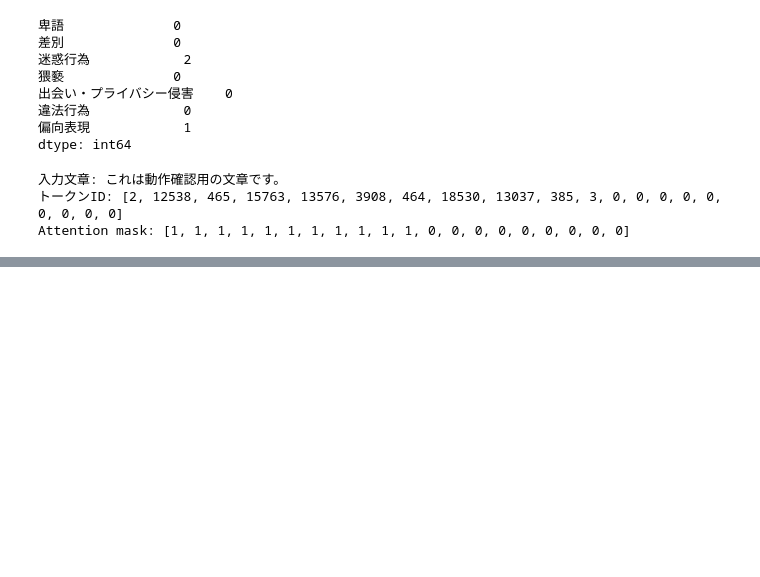
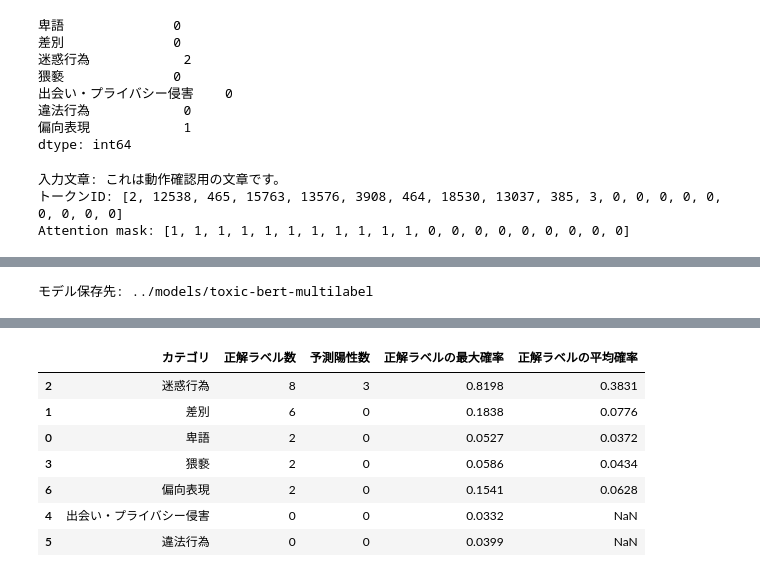
Before and after one commit to Kobakunn/bbs-with-AI-monitoring, a Jupyter notebook: analysis/学習.ipynb, the cells around one changed output, grey strips where cells are left out. Cells and saved outputs as stored; diff of their text form; code cells hidden in the pictures; blank space fills up the shorter version.

```diff
--- a/analysis/学習.ipynb
+++ b/analysis/学習.ipynb
@@ -167,0 +334,54 @@ Attention mask: [1, 1, 1, 1, 1, 1, 1, 1, 1, 1, 1, 0, 0, 0, 0, 0, 0, 0, 0, 0]
+# %%
+trainer.save_model(OUTPUT_DIR)
+tokenizer.save_pretrained(OUTPUT_DIR)
+
+print("モデル保存先:", OUTPUT_DIR)
+# %% [output]
+モデル保存先: ../models/toxic-bert-multilabel
+# %%
+
+from scipy.special import expit
+import pandas as pd
+import numpy as np
+
+# 検証データで予測
+valid_output = trainer.predict(valid_dataset)
+
+valid_probabilities = expit(valid_output.predictions)
+valid_true = valid_output.label_ids.astype(int)
+
+# 現在の閾値0.5で0/1に変換
+valid_pred = (valid_probabilities >= 0.5).astype(int)
+
+# カテゴリごとに実際の件数と予測件数を集計
+category_results = []
+
+for i, category in enumerate(CATEGORIES):
+    true_count = int(valid_true[:, i].sum())
+    pred_count = int(valid_pred[:, i].sum())
+
+    category_results.append({
+        "カテゴリ": category,
+        "正解ラベル数": true_count,
+        "予測陽性数": pred_count,
+        "正解ラベルの最大確率": round(
+            float(valid_probabilities[:, i].max()), 4
+        ),
+        "正解ラベルの平均確率": (
+            round(
+                float(valid_probabilities[valid_true[:, i] == 1, i].mean()),
+                4,
+            )
+            if true_count > 0 else np.nan
+        ),
+    })
+
+category_df = pd.DataFrame(category_results)
+
+display(
+    category_df.sort_values(
+        "正解ラベル数",
+        ascending=False,
+    )
+)
+# %% [output]
@@ -167,0 +389,8 @@ Attention mask: [1, 1, 1, 1, 1, 1, 1, 1, 1, 1, 1, 0, 0, 0, 0, 0, 0, 0, 0, 0]
+|  | カテゴリ | 正解ラベル数 | 予測陽性数 | 正解ラベルの最大確率 | 正解ラベルの平均確率 |
+| 2 | 迷惑行為 | 8 | 3 | 0.8198 | 0.3831 |
+| 1 | 差別 | 6 | 0 | 0.1838 | 0.0776 |
+| 0 | 卑語 | 2 | 0 | 0.0527 | 0.0372 |
+| 3 | 猥褻 | 2 | 0 | 0.0586 | 0.0434 |
+| 6 | 偏向表現 | 2 | 0 | 0.1541 | 0.0628 |
+| 4 | 出会い・プライバシー侵害 | 0 | 0 | 0.0332 | NaN |
+| 5 | 違法行為 | 0 | 0 | 0.0399 | NaN |
```
Also changed, not shown: parts of 20 cells of this notebook.
